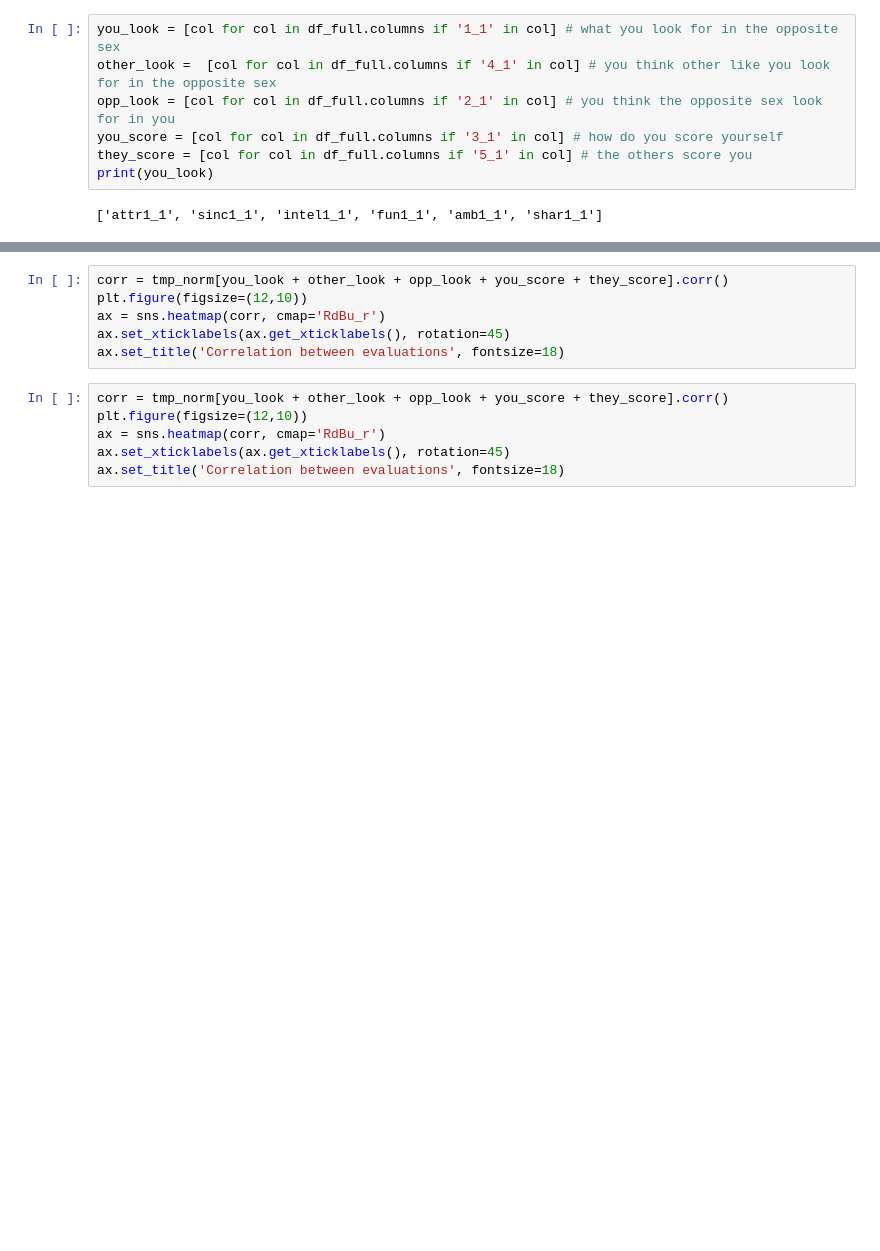
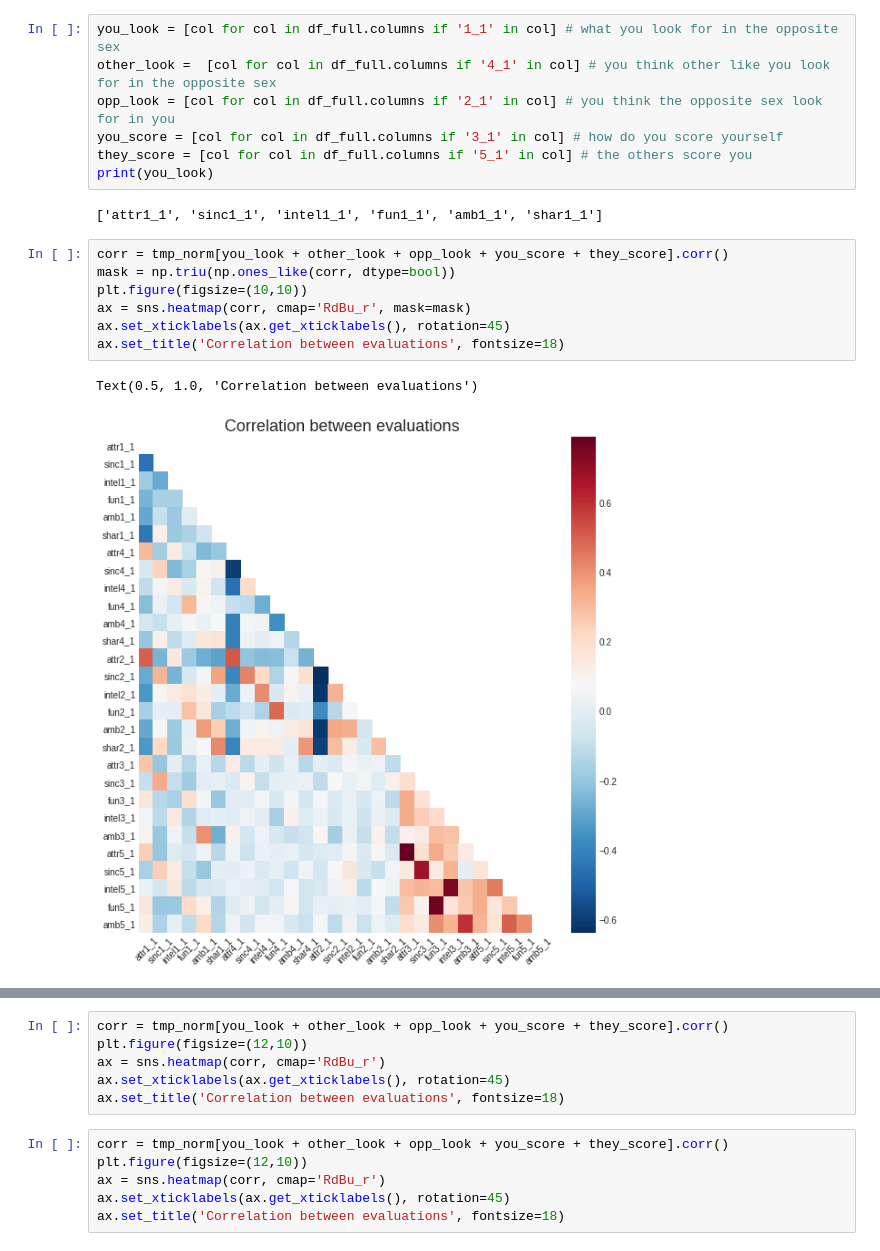
Before and after one commit to villafue/Python_Data_Visualization_Notes, a Jupyter notebook: Data Storytelling/Craft Story Dataset/Women.ipynb, the cells around one changed output, grey strips where cells are left out. Saved outputs shown, nothing was run; the diff lists cells and outputs as text; blank space fills up the shorter version.

```diff
--- a/Data Storytelling/Craft Story Dataset/Women.ipynb
+++ b/Data Storytelling/Craft Story Dataset/Women.ipynb
@@ -1220,6 +1214,16 @@ they_score = [col for col in df_full.columns if '5_1' in col] # the others score
 print(you_look)
 # %% [output]
 ['attr1_1', 'sinc1_1', 'intel1_1', 'fun1_1', 'amb1_1', 'shar1_1']
+# %%
+corr = tmp_norm[you_look + other_look + opp_look + you_score + they_score].corr()
+mask = np.triu(np.ones_like(corr, dtype=bool))
+plt.figure(figsize=(10,10))
+ax = sns.heatmap(corr, cmap='RdBu_r', mask=mask)
+ax.set_xticklabels(ax.get_xticklabels(), rotation=45)
+ax.set_title('Correlation between evaluations', fontsize=18)
+# %% [output]
+Text(0.5, 1.0, 'Correlation between evaluations')
+[figure, added]
 # %%
 corr1 = tmp_norm[ you_score + they_score].corr()
 mask = np.triu(np.ones_like(corr1, dtype=bool))
```
Also changed, not shown: parts of 17 cells of this notebook.
